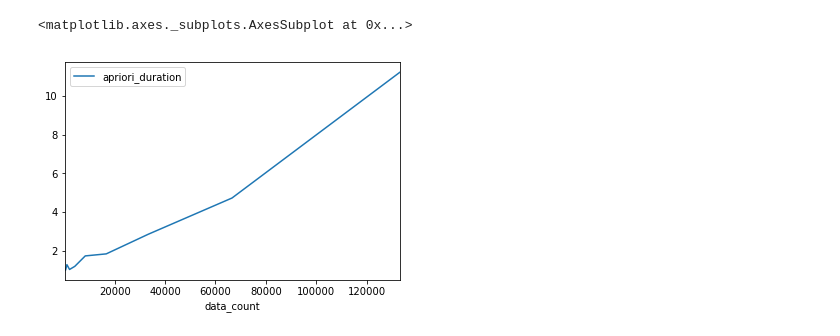
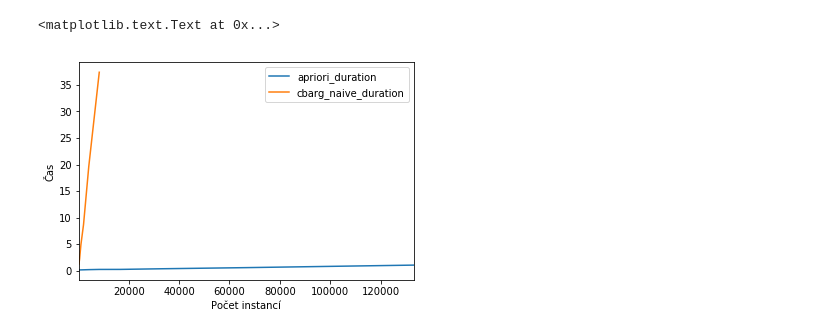
Before and after one commit to jirifilip/pyARC, a Jupyter notebook: notebooks/benchmark/speed_benchmark_apriori.ipynb, the cells around one changed output. Saved outputs shown, nothing was run; the diff lists cells and outputs as text; code cells hidden in the pictures.

```diff
--- a/notebooks/benchmark/speed_benchmark_apriori.ipynb
+++ b/notebooks/benchmark/speed_benchmark_apriori.ipynb
@@ -45,7 +540,7 @@ for i in range(10):
     for _ in range(number_of_iterations):
         rules = fim.apriori(txns.string_representation, supp=20, conf=50, target="r", report="sc", appear=txns.appeardict)
 
-    apriori_proctime = time.time() - apriori_t1
+    apriori_proctime = (time.time() - apriori_t1) / number_of_iterations
 
 
 
@@ -76,8 +631,14 @@ apriori_duration: 13.685770511627197
+# %%
+naive_dur = benchmark_data_2["cbarg_naive_duration"]
+
+benchmark_data["cbarg_naive_duration"] = naive_dur + [None] * (len(benchmark_data["apriori_duration"]) - len(naive_dur))
 # %%
 benchmark_df = pd.DataFrame(benchmark_data)
 
 
-benchmark_df.plot(x=["data_count"], y=["apriori_duration"]).savefig
+ax = benchmark_df.plot(x=["data_count"], y=["apriori_duration", "cbarg_naive_duration"])
+ax.set_xlabel("Počet instancí")
+ax.set_ylabel("Čas")
 # %% [output]
-<matplotlib.axes._subplots.AxesSubplot at 0x...>
+<matplotlib.text.Text at 0x...>
-[figure, old version]
+[figure, new version]
```
Also changed, not shown: parts of 6 cells of this notebook, 15 other files.
